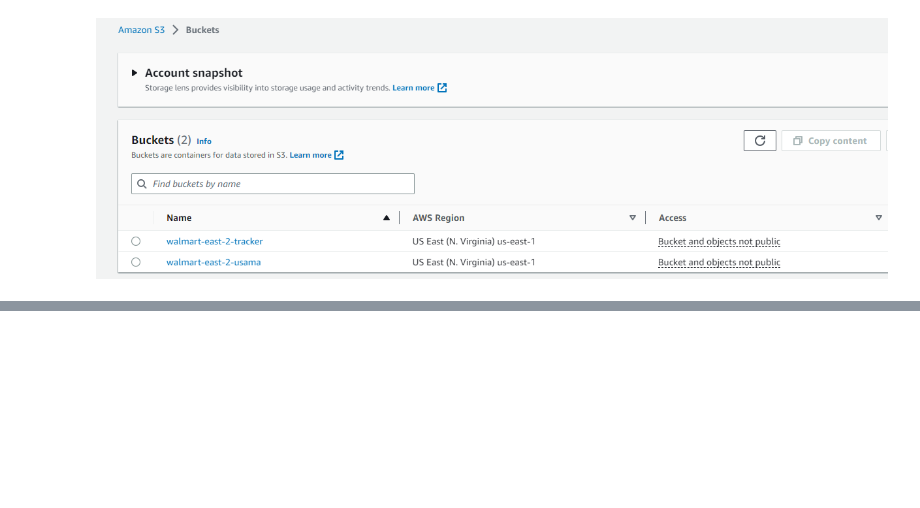
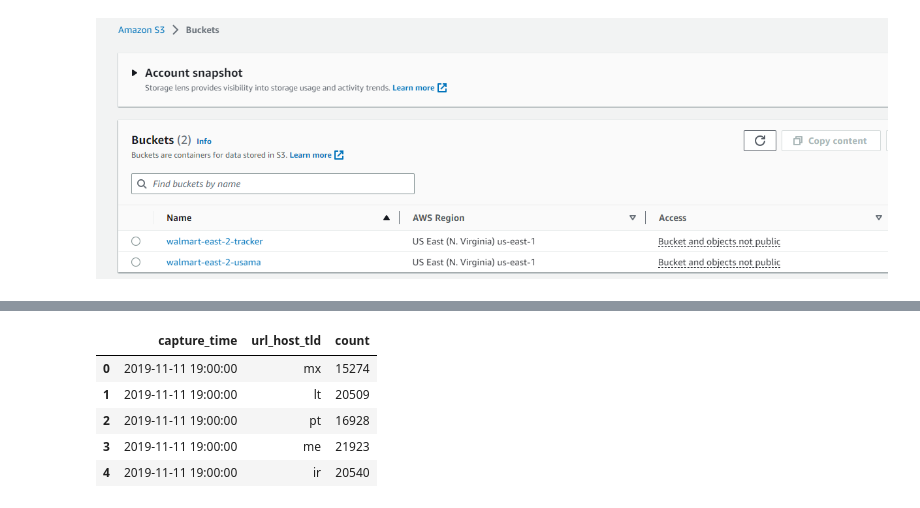
Before and after one commit to prathameshk30/GRA-Data-Engineering-Work, a Jupyter notebook: AWS_Boto_3/AWS Boto3 pipeline.ipynb, the cells around one changed output, grey strips where cells are left out. Saved outputs shown, nothing was run; the diff lists cells and outputs as text; code cells hidden in the pictures; blank space fills up the shorter version.

```diff
--- a/AWS_Boto_3/AWS Boto3 pipeline.ipynb
+++ b/AWS_Boto_3/AWS Boto3 pipeline.ipynb
@@ -148,0 +174,22 @@ data_partition_understand()
+# %%
+df=wr.athena.read_sql_query(sql="""
+SELECT date_trunc('hour', fetch_time) as capture_time,
+       url_host_tld,
+       COUNT(*) as count
+FROM "ccindex"."ccindex"
+WHERE crawl = 'CC-MAIN-2019-47'
+  AND subset = 'warc'
+  AND contains(ARRAY['ir', 'pt', 'lt', 'me', 'mx'], url_host_tld)
+GROUP BY url_host_tld, date_trunc('hour', fetch_time)
+ORDER BY date_trunc('hour', fetch_time)
+""",
+boto3_session=your_session,database='ccindex')
+
+df.head()
+# %% [output]
+|  | capture_time | url_host_tld | count |
+| 0 | 2019-11-11 19:00:00 | mx | 15274 |
+| 1 | 2019-11-11 19:00:00 | lt | 20509 |
+| 2 | 2019-11-11 19:00:00 | pt | 16928 |
+| 3 | 2019-11-11 19:00:00 | me | 21923 |
+| 4 | 2019-11-11 19:00:00 | ir | 20540 |
```
Also changed, not shown: parts of 10 cells of this notebook.
